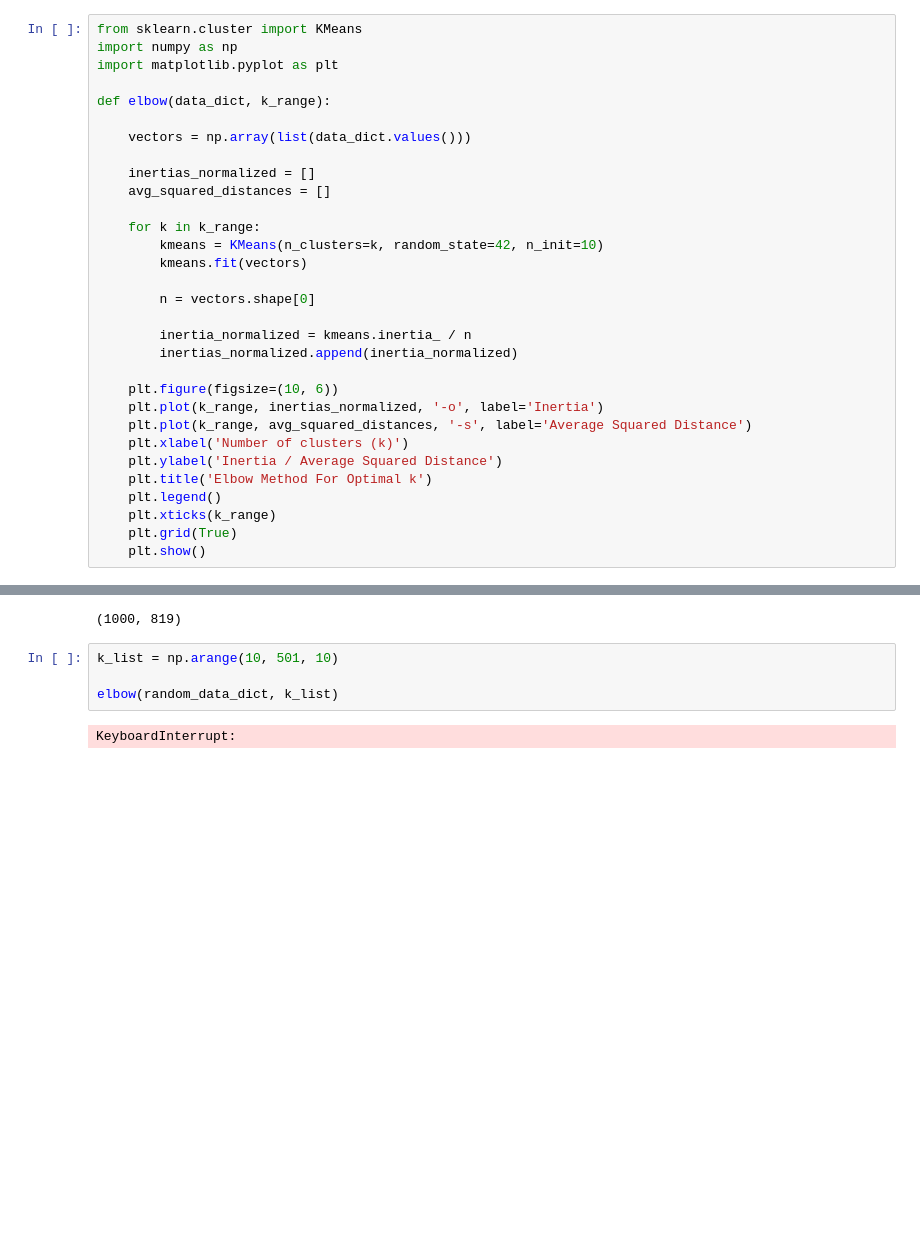
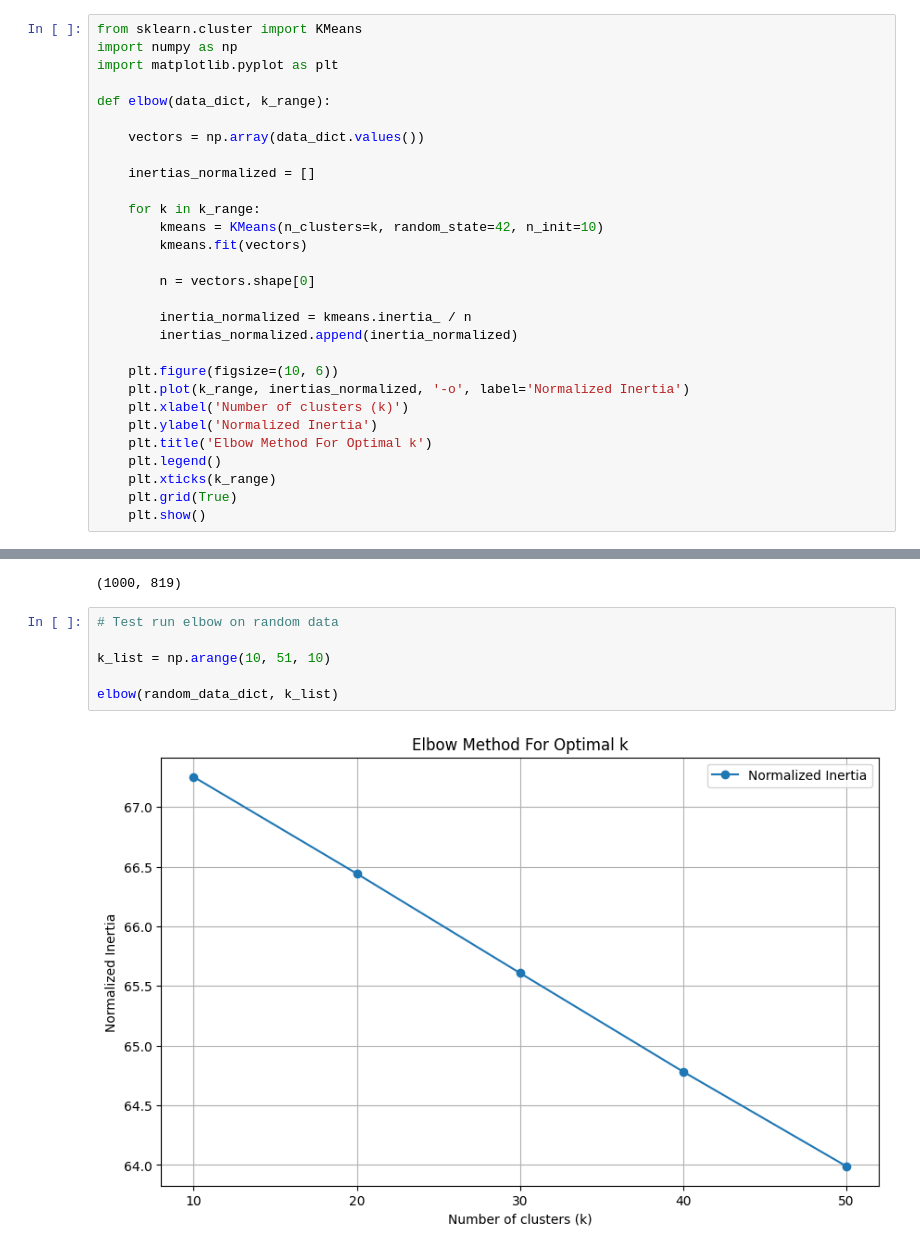
Before and after one commit to Roberto09/cs229-project, a Jupyter notebook: testing_dan.ipynb, the cells around one changed output, grey strips where cells are left out. Drawn from its saved outputs; the diff is of its cells as text; blank space fills up the shorter version.

```diff
--- a/testing_dan.ipynb
+++ b/testing_dan.ipynb
@@ -65,10 +33,9 @@ import matplotlib.pyplot as plt
 
 def elbow(data_dict, k_range):
 
-    vectors = np.array(list(data_dict.values()))
+    vectors = np.array(data_dict.values())
 
     inertias_normalized = []
-    avg_squared_distances = []
 
     for k in k_range:
         kmeans = KMeans(n_clusters=k, random_state=42, n_init=10)
@@ -80,10 +47,9 @@ def elbow(data_dict, k_range):
         inertias_normalized.append(inertia_normalized)
 
     plt.figure(figsize=(10, 6))
-    plt.plot(k_range, inertias_normalized, '-o', label='Inertia')
-    plt.plot(k_range, avg_squared_distances, '-s', label='Average Squared Distance')
+    plt.plot(k_range, inertias_normalized, '-o', label='Normalized Inertia')
     plt.xlabel('Number of clusters (k)')
-    plt.ylabel('Inertia / Average Squared Distance')
+    plt.ylabel('Normalized Inertia')
     plt.title('Elbow Method For Optimal k')
     plt.legend()
     plt.xticks(k_range)
@@ -136,8 +141,10 @@ dict_size, sample_vector_dimension
 # %% [output]
 (1000, 819)
 # %%
-k_list = np.arange(10, 501, 10)
+# Test run elbow on random data
+
+k_list = np.arange(10, 51, 10)
 
 elbow(random_data_dict, k_list)
 # %% [output]
-KeyboardInterrupt:
+[figure, added]
```
Also changed, not shown: parts of 13 cells of this notebook.
